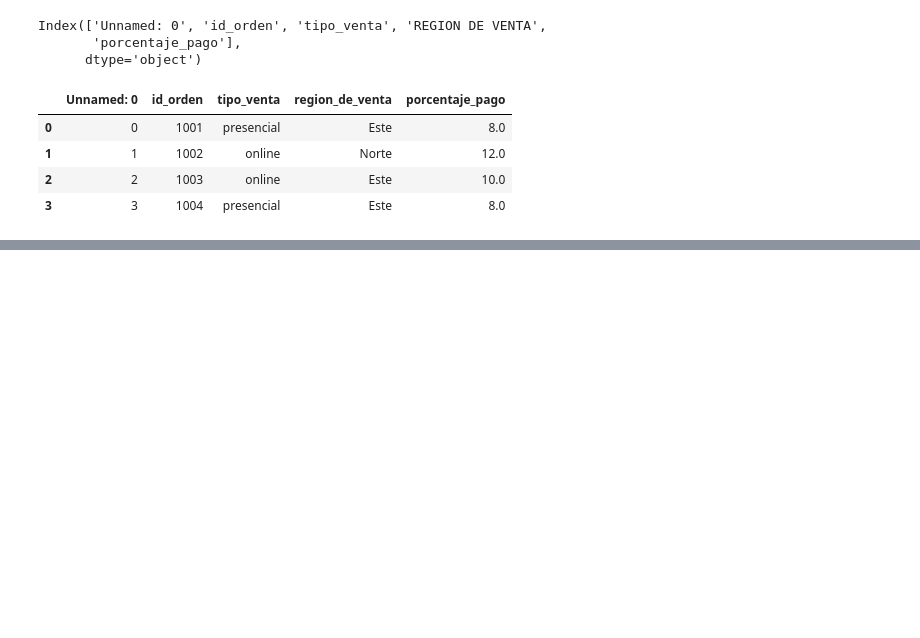
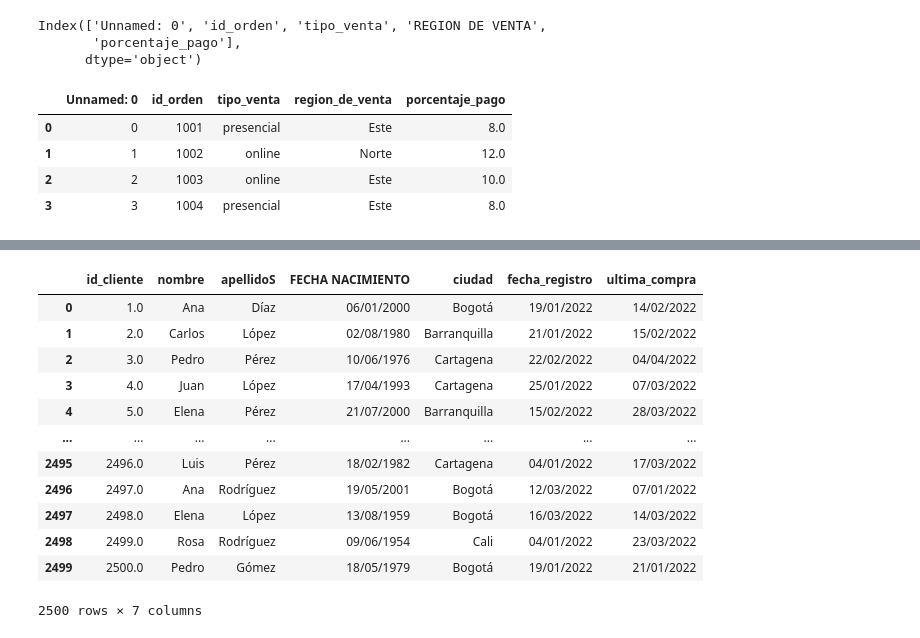
Before and after one commit to Juanesalamanca/INTRODUCCION, a Jupyter notebook: DatosExcel/Procesamiento de datos.ipynb, the cells around one changed output, grey strips where cells are left out. Drawn from its saved outputs; the diff is of its cells as text; code cells hidden in the pictures; blank space fills up the shorter version.

```diff
--- a/DatosExcel/Procesamiento de datos.ipynb
+++ b/DatosExcel/Procesamiento de datos.ipynb
@@ -199,0 +241,16 @@ df3_rename.head(4)
+# %%
+df1_drop
+# %% [output]
+|  | id_cliente | nombre | apellidoS | FECHA NACIMIENTO | ciudad | fecha_registro | ultima_compra |
+| 0 | 1.0 | Ana | Díaz | 06/01/2000 | Bogotá | 19/01/2022 | 14/02/2022 |
+| 1 | 2.0 | Carlos | López | 02/08/1980 | Barranquilla | 21/01/2022 | 15/02/2022 |
+| 2 | 3.0 | Pedro | Pérez | 10/06/1976 | Cartagena | 22/02/2022 | 04/04/2022 |
+| 3 | 4.0 | Juan | López | 17/04/1993 | Cartagena | 25/01/2022 | 07/03/2022 |
+| 4 | 5.0 | Elena | Pérez | 21/07/2000 | Barranquilla | 15/02/2022 | 28/03/2022 |
+| ... | ... | ... | ... | ... | ... | ... | ... |
+| 2495 | 2496.0 | Luis | Pérez | 18/02/1982 | Cartagena | 04/01/2022 | 17/03/2022 |
+| 2496 | 2497.0 | Ana | Rodríguez | 19/05/2001 | Bogotá | 12/03/2022 | 07/01/2022 |
+| 2497 | 2498.0 | Elena | López | 13/08/1959 | Bogotá | 16/03/2022 | 14/03/2022 |
+| 2498 | 2499.0 | Rosa | Rodríguez | 09/06/1954 | Cali | 04/01/2022 | 23/03/2022 |
+| 2499 | 2500.0 | Pedro | Gómez | 18/05/1979 | Bogotá | 19/01/2022 | 21/01/2022 |
+2500 rows × 7 columns
```
Also changed, not shown: parts of 9 cells of this notebook.
